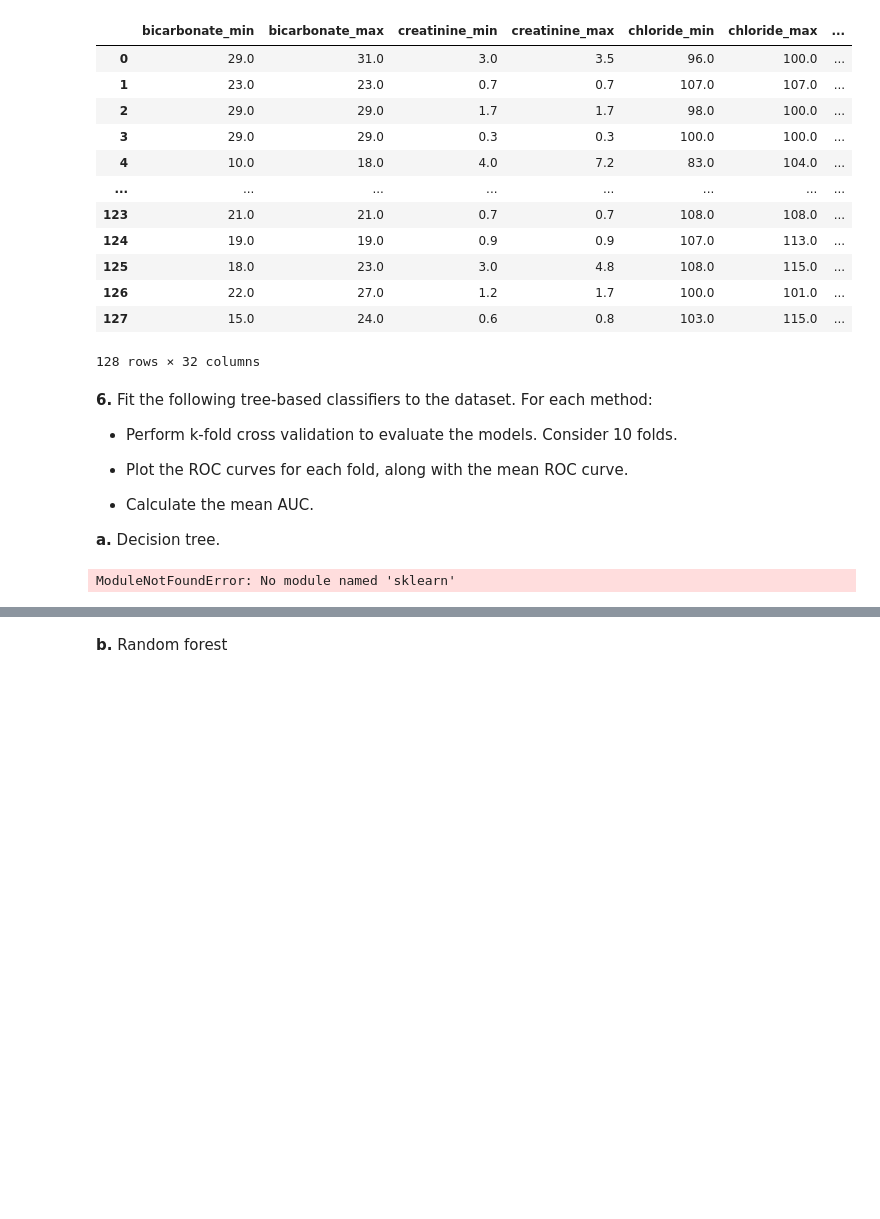
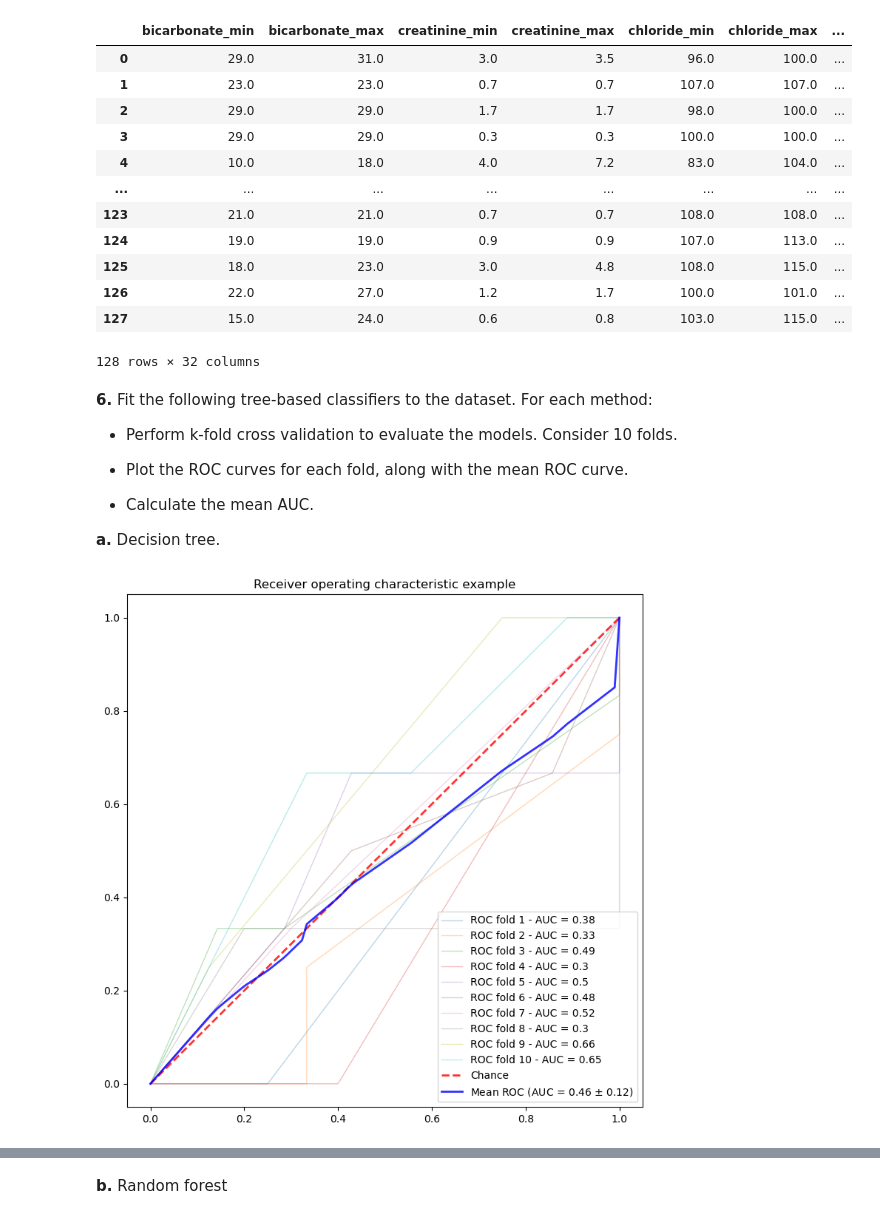
Before and after one commit to andrelopes2001/AA_Project_G6, a Jupyter notebook: laboratory/L4_Arduino/Assignment2_tofill.ipynb, the cells around one changed output, grey strips where cells are left out. Drawn from its saved outputs; the diff is of its cells as text; code cells hidden in the pictures; blank space fills up the shorter version.

```diff
--- a/laboratory/L4_Arduino/Assignment2_tofill.ipynb
+++ b/laboratory/L4_Arduino/Assignment2_tofill.ipynb
@@ -150,7 +150,7 @@ def connect(datab):
     conn = psql.connect(host='localhost',
                         database = datab,
                         user='postgres',
-                        password='9667716',
+                        password='*****',
                         port=5432)
 
     #Create a cursor object using the cursor() method
@@ -353,15 +353,17 @@ dataset
 from sklearn.model_selection import KFold
 from sklearn.model_selection import train_test_split, KFold
 from sklearn.tree import DecisionTreeClassifier, DecisionTreeRegressor, export_graphviz
-from sklearn.ensemble import RandomForestClassifier, GradientBoostingClassifier, RandomFor
+from sklearn.ensemble import RandomForestClassifier, GradientBoostingClassifier, RandomForestRegressor, GradientBoostingRegressor
 from sklearn.metrics import confusion_matrix, mean_squared_error, auc, roc_curve
 
 #Divide Data
-y = DataSet.hospital_expire_flag
+y = dataset.hospital_expire_flag
 X = dataset.drop(['hospital_expire_flag'], axis = 1)
 
 #Cross validation
 kfold = KFold(n_splits=10, shuffle=True, random_state=0)
+
+#Decision Tree Classifier
 clf_dt = DecisionTreeClassifier(max_depth=5)
 
 tprs = []
@@ -387,31 +389,31 @@ for i, (train,test) in enumerate(kfold.split(X,y)):
     label='ROC fold ' + str(i+1) + ' - AUC = ' + str(np.round(auc(fpr,tpr),2)),
     lw=1,
     alpha=0.3)
 
 # Plot mean roc curve auc
 ax.plot([0, 1], [0, 1], linestyle="--", lw=2, color="r", label="Chance", alpha=0.8)
 
 mean_tpr = np.mean(tprs, axis=0)
 mean_tpr[-1] = 1.0
 mean_auc = auc(mean_fpr, mean_tpr)
 std_auc = np.std(aucs)
 
 ax.plot(
 mean_fpr,
 mean_tpr,
 color="b",
 label=r"Mean ROC (AUC = %0.2f $\pm$ %0.2f)" % (mean_auc, std_auc),
 lw=2,
 alpha=0.8,
 )
 
 ax.set(
 xlim=[-0.05, 1.05],
 ylim=[-0.05, 1.05],
 title="Receiver operating characteristic example",
 )
 
 ax.legend(loc="lower right")
 plt.show()
 # %% [output]
-ModuleNotFoundError: No module named 'sklearn'
+[figure, added]
```
Also changed, not shown: parts of 7 cells of this notebook.
